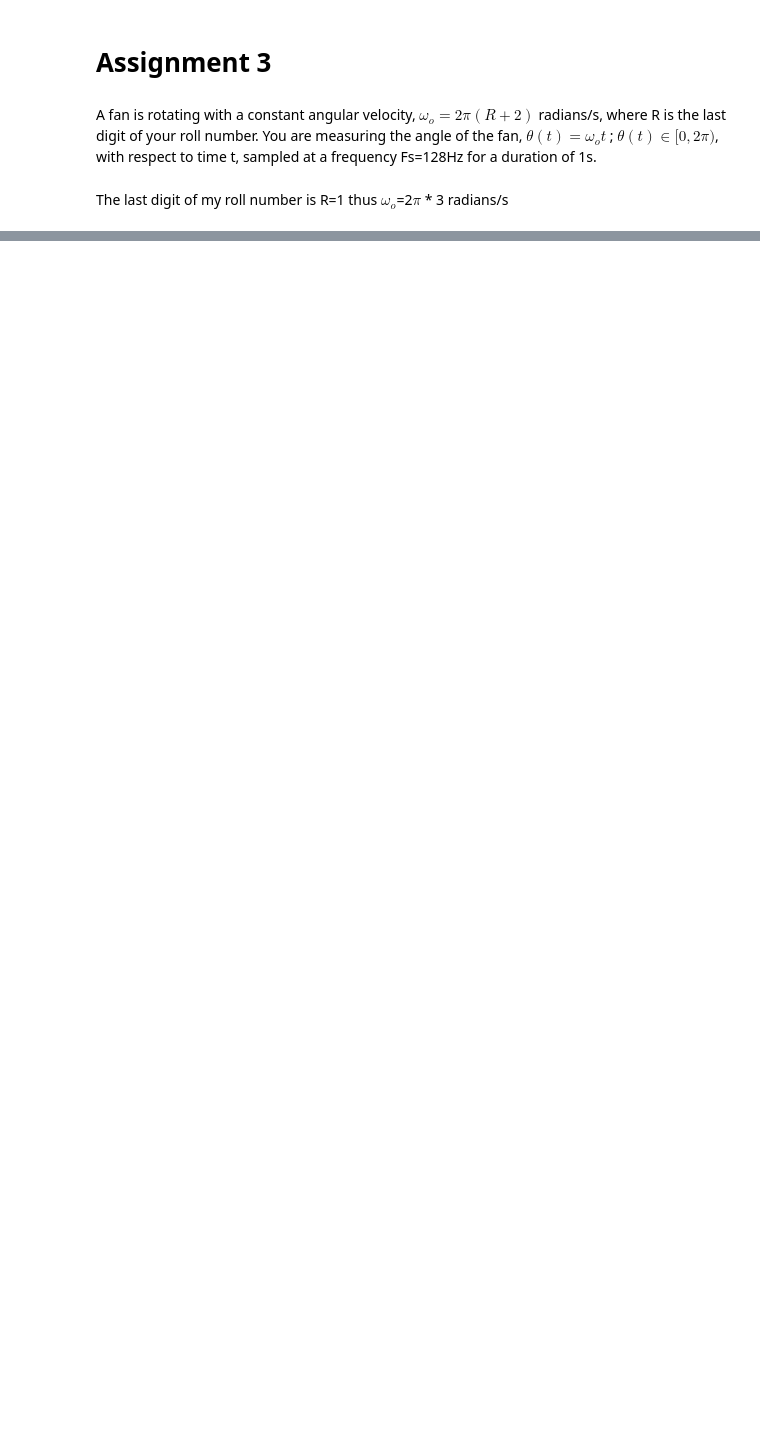
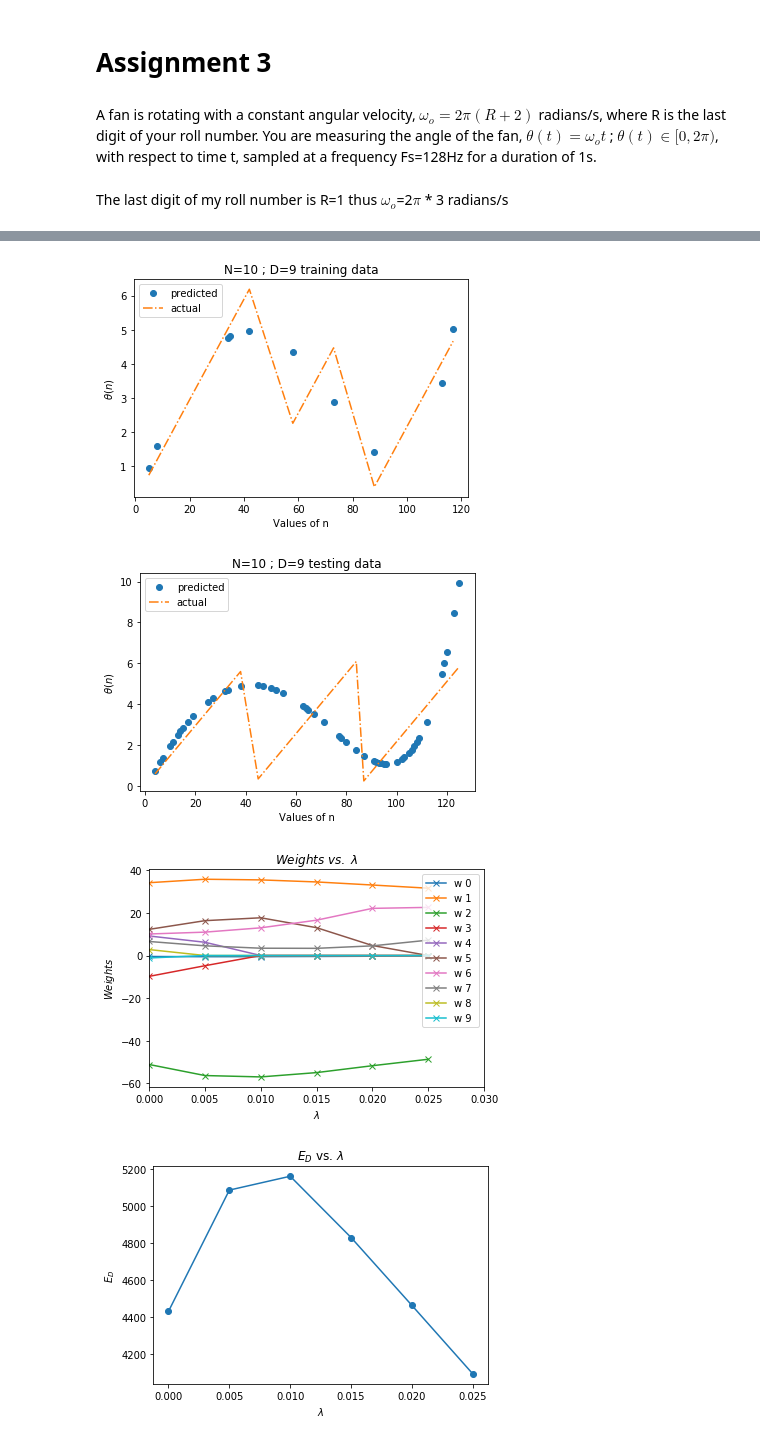
Before and after one commit to forkmafia993/Lasso-Regression, a Jupyter notebook: LASSO.ipynb, the cells around one changed output, grey strips where cells are left out. Cells and saved outputs as stored; diff of their text form; code cells hidden in the pictures; blank space fills up the shorter version.

```diff
--- a/LASSO.ipynb
+++ b/LASSO.ipynb
@@ -153,0 +98,77 @@ plt.show()
+# %%
+def plot_testingdata(ntest,ytest,tests):
+    plt.title('N=10 ; D=%d testing data'%(N-1))
+    plt.xlabel('Values of n')
+    plt.ylabel(r"$\theta(n)$")
+    plt.plot(ntest*Fs,ytest,'o',label='predicted')
+    plt.plot(ntest*Fs,tests,'-.',label='actual')
+    plt.legend(loc='upper left')
+    plt.show()
+# %%
+def plot_trainingdata(ntrain,ytrain,trainsample):
+    plt.title('N=10 ; D=%d training data'%(N-1))
+    plt.xlabel('Values of n')
+    plt.ylabel(r"$\theta(n)$")
+    plt.plot(ntrain*Fs,ytrain,'o',label='predicted')
+    plt.plot(ntrain*Fs,trainsample,'-.',label='actual')
+    plt.legend(loc='upper left')
+    plt.show()
+# %%
+omega=2*np.pi*3
+Fs=128
+Ts=1/Fs
+n=np.arange(Fs)
+sample=n*Ts
+x=np.arange(Fs)
+theta,n=generate_theta(omega,sample)
+trainsample,ntrain=generate_train_sample(omega,n)
+testsample,ntest=generate_test_samples(omega,sample,ntrain)
+
+
+M=np.arange(10)
+N=len(M)
+NTR=np.reshape(ntrain,(len(ntrain),1))
+trains=np.reshape(trainsample,(len(trainsample),))
+tests=np.reshape(testsample,(len(testsample),1))
+phi=np.power(NTR,M)
+
+w,old_w=lasso_regression(trains,phi)
+
+w_lasso=np.reshape(w,(len(w),1))
+NTST=np.reshape(ntest,(len(ntest),1))
+phitest=np.power(NTST,M)
+ytest=np.dot(phitest,w_lasso)
+weights=old_w.T
+
+ytrain=np.dot(phi,w)
+
+plot_trainingdata(ntrain,ytrain,trainsample)
+plot_testingdata(ntest,ytest,tests)
+plot_weights(weights)
+
+
+error_d=tests-ytest
+erro_po=np.power(error_d,2)
+errorsum=sum(erro_po)
+
+for bee in range(k):
+
+    woror=old_w[bee]
+    swon=np.resize(swon,(k,1))
+    z=np.sum(np.power(abs(woror),2))+errorsum
+    swon[bee]=z
+error=swon.T
+long=error.flatten()
+
+lam=0.005*(np.arange(k))
+plt.figure()
+plt.title('$E_D$ vs. $\lambda$')
+plt.ylabel('$E_D$')
+plt.xlabel('$\lambda$')
+plt.plot(lam,long,'-o')
+plt.show()
+# %% [output]
+[figure, added]
+[figure, added]
+[figure, added]
+[figure, added]
```
Also changed, not shown: parts of 3 cells of this notebook.
